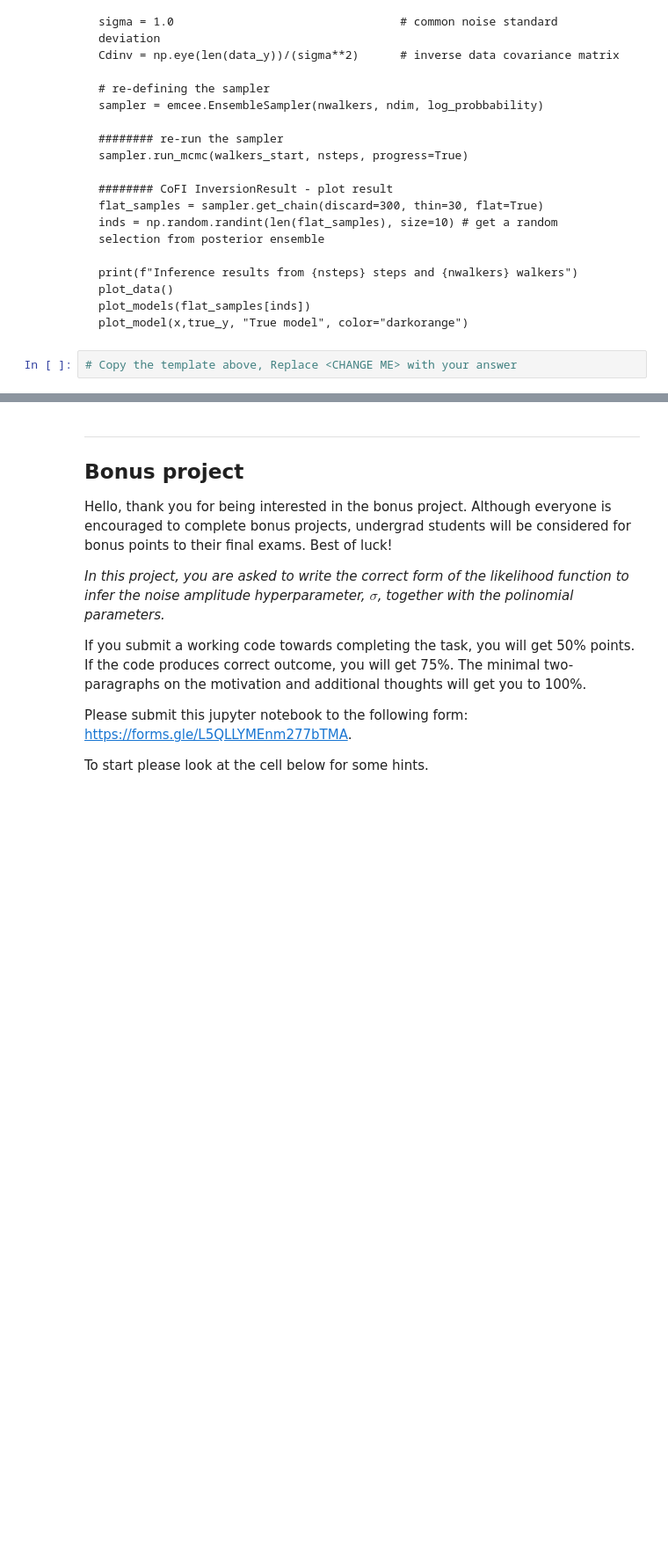
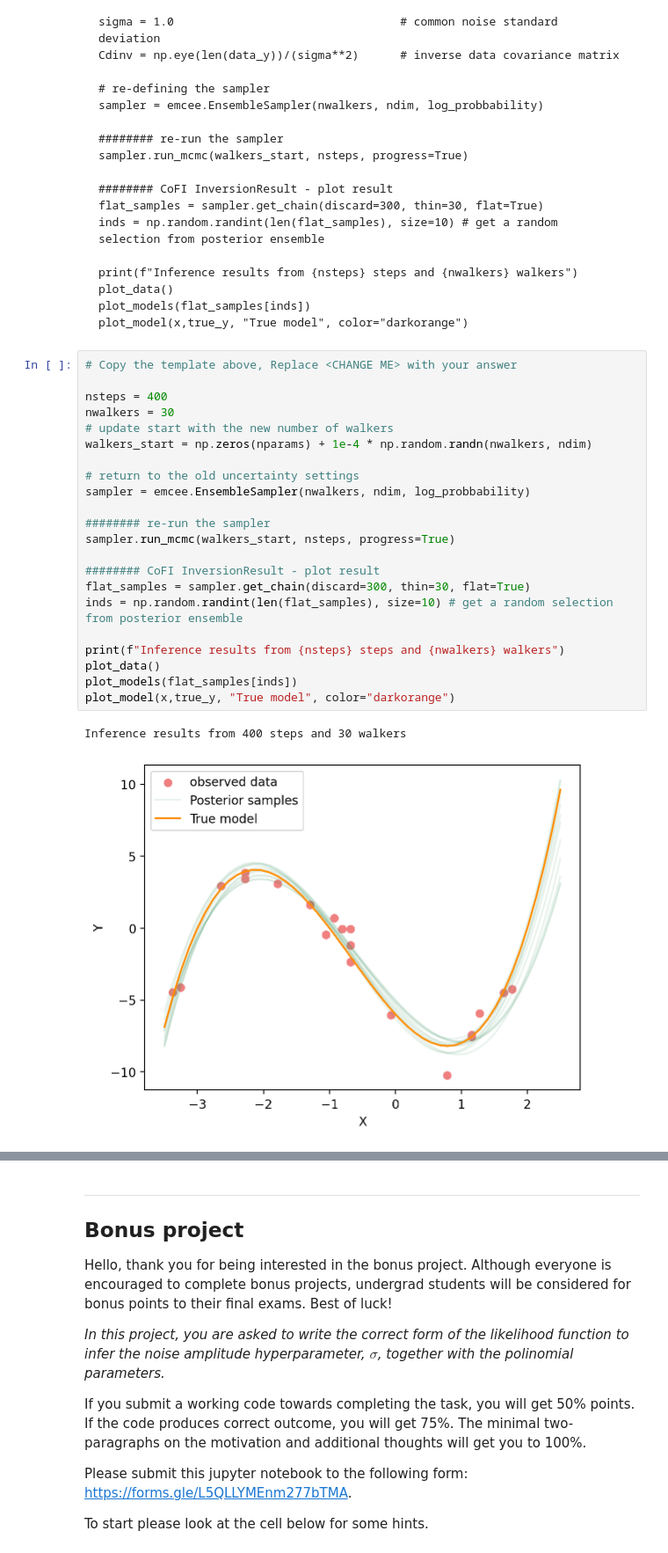
Before and after one commit to nguyen451/Seismology_lab, a Jupyter notebook: Day3/D3_Lab.ipynb, the cells around one changed output, grey strips where cells are left out. Shown at 88% size. Cells and saved outputs as stored; diff of their text form; blank space fills up the shorter version.

````diff
--- a/Day3/D3_Lab.ipynb
+++ b/Day3/D3_Lab.ipynb
@@ -625,6 +689,29 @@ plot_model(x,true_y, "True model", color="darkorange")
 ```
 # %%
 # Copy the template above, Replace <CHANGE ME> with your answer
+
+nsteps = 400
+nwalkers = 30
+# update start with the new number of walkers
+walkers_start = np.zeros(nparams) + 1e-4 * np.random.randn(nwalkers, ndim)
+
+# return to the old uncertainty settings
+sampler = emcee.EnsembleSampler(nwalkers, ndim, log_probbability)
+
+######## re-run the sampler
+sampler.run_mcmc(walkers_start, nsteps, progress=True)
+
+######## CoFI InversionResult - plot result
+flat_samples = sampler.get_chain(discard=300, thin=30, flat=True)
+inds = np.random.randint(len(flat_samples), size=10) # get a random selection from posterior ensemble
+
+print(f"Inference results from {nsteps} steps and {nwalkers} walkers")
+plot_data()
+plot_models(flat_samples[inds])
+plot_model(x,true_y, "True model", color="darkorange")
+# %% [output]
+Inference results from 400 steps and 30 walkers
+[figure, added]
 # %%
 #@title Click for solution
 # change number of steps
````
Also changed, not shown: parts of 9 cells of this notebook.
